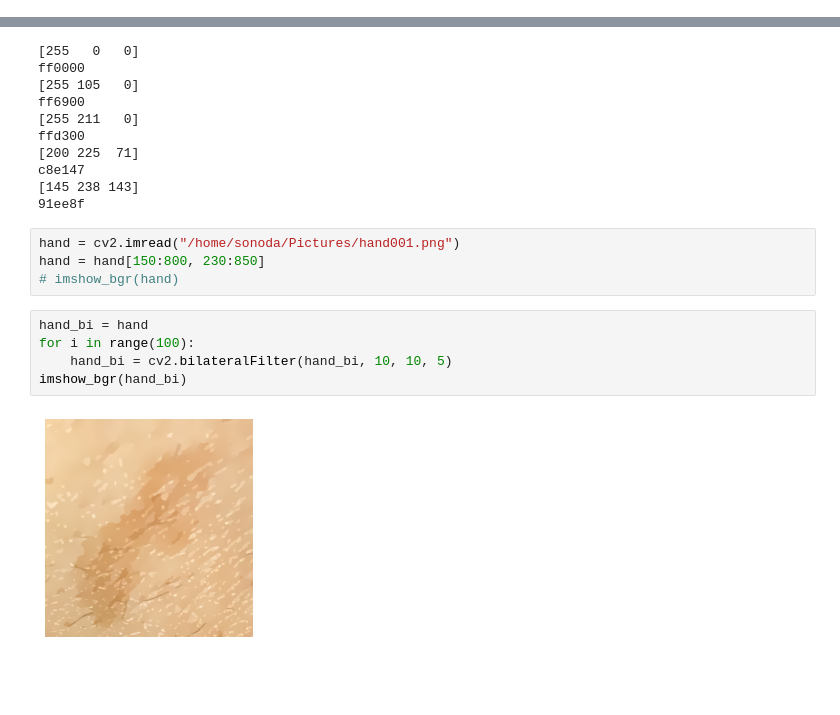
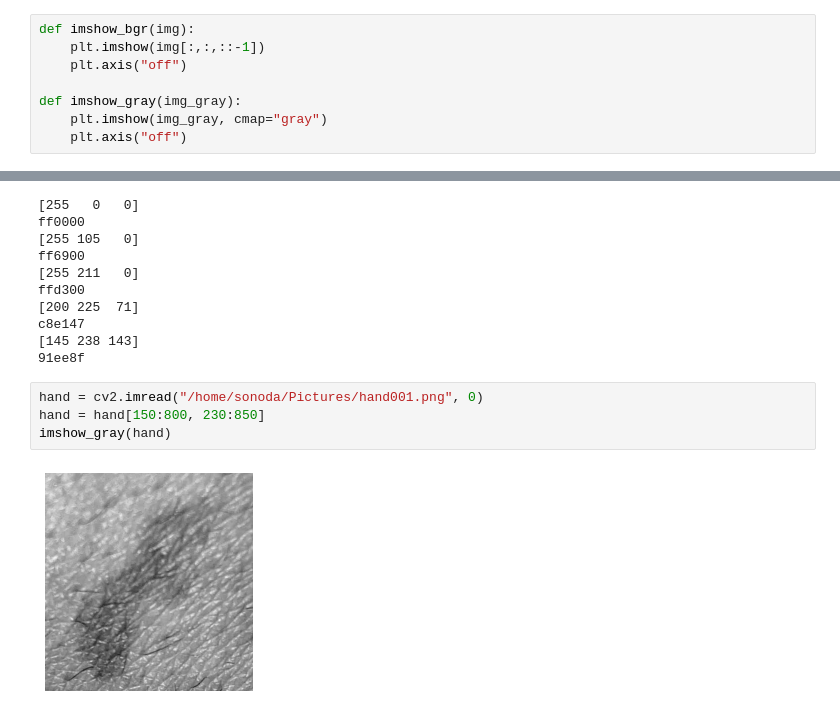
Before and after one commit to asano-lab/oasobi, a Jupyter notebook: opencv_test.ipynb, the cells around one changed output, grey strips where cells are left out. Drawn from its saved outputs; the diff is of its cells as text; blank space fills up the shorter version.

```diff
--- a/opencv_test.ipynb
+++ b/opencv_test.ipynb
@@ -18,3 +14,11 @@ def imshow_bgr(img):
+# %%
+def imshow_bgr(img):
+    plt.imshow(img[:,:,::-1])
+    plt.axis("off")
+
+def imshow_gray(img_gray):
+    plt.imshow(img_gray, cmap="gray")
+    plt.axis("off")
 # %%
 # img = cv2.imread("images/maruff0000.png")
 # img = cv2.imread("images/maru00ff00.png")
@@ -50,13 +54,8 @@ c8e147
 [145 238 143]
 91ee8f
 # %%
-hand = cv2.imread("/home/sonoda/Pictures/hand001.png")
+hand = cv2.imread("/home/sonoda/Pictures/hand001.png", 0)
 hand = hand[150:800, 230:850]
-# imshow_bgr(hand)
+imshow_gray(hand)
+# %% [output]
+[figure, added]
-# %%
-hand_bi = hand
-for i in range(100):
-    hand_bi = cv2.bilateralFilter(hand_bi, 10, 10, 5)
-imshow_bgr(hand_bi)
-# %% [output]
-[figure, removed]
```
Also changed, not shown: parts of 4 cells of this notebook.
